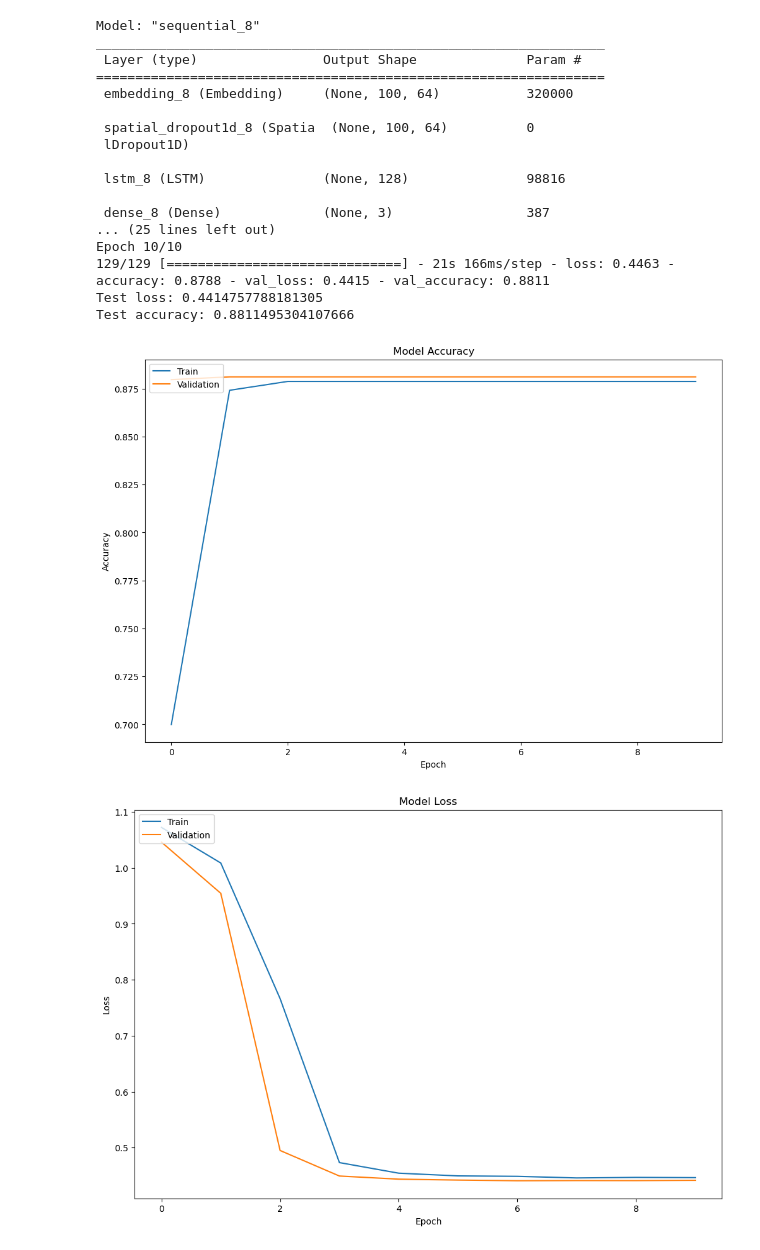
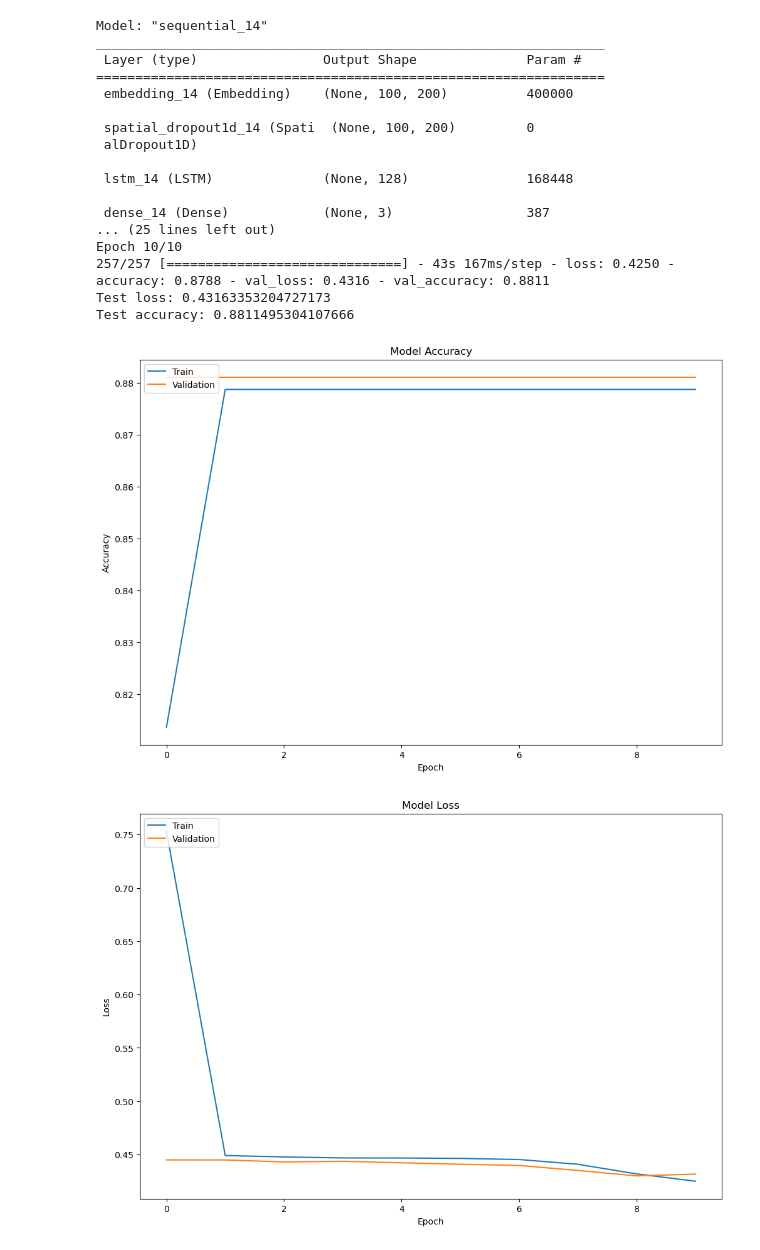
Before and after one commit to Caffretro/Comp7103_Assignment1_data_mining_and_NLP, a Jupyter notebook: sentiment_analysis_LSTM.ipynb, the cells around one changed output. Cells and saved outputs as stored; diff of their text form; code cells hidden in the pictures.

```diff
--- a/sentiment_analysis_LSTM.ipynb
+++ b/sentiment_analysis_LSTM.ipynb
@@ -16,7 +16,7 @@ df = pd.read_csv("data_amazon_review/Sentiment_labeled_reviews.csv")
 train_df, test_df = train_test_split(df, test_size=0.2, random_state=42)
 
 # tokenize the reviews
-tokenizer = Tokenizer(num_words=5000)
+tokenizer = Tokenizer(num_words=2000)
 tokenizer.fit_on_texts(train_df["review"])
 
 # convert text to sequences
@@ -33,19 +33,19 @@ y_train = pd.get_dummies(train_df["sentiment"]).values
 y_test = pd.get_dummies(test_df["sentiment"]).values
 
 # define the model architecture
-embedding_vector_length = 64
+embedding_vector_length = 200
 model = Sequential()
-model.add(Embedding(5000, embedding_vector_length, input_length=maxlen))
-model.add(SpatialDropout1D(0.4))
-model.add(LSTM(128, dropout=0.2, recurrent_dropout=0.2))
+model.add(Embedding(2000, embedding_vector_length, input_length=maxlen))
+model.add(SpatialDropout1D(0.5))
+model.add(LSTM(128, dropout=0.3, recurrent_dropout=0.3))
 model.add(Dense(3, activation="softmax"))
-model.compile(loss="categorical_crossentropy", optimizer=optimizers.Adam(learning_rate=1e-5), metrics=["accuracy"])
+model.compile(loss="categorical_crossentropy", optimizer=optimizers.Adam(learning_rate=3e-5), metrics=["accuracy"])
 print(model.summary())
 
 # train the model
 epochs = 10
 history = model.fit(X_train, y_train, validation_data=(X_test, y_test),
-                    epochs=epochs, batch_size=64, verbose=1)
+                    epochs=epochs, batch_size=32, verbose=1)
 
 # evaluate the model on the test set
 scores = model.evaluate(X_test, y_test, verbose=0)
@@ -53,40 +53,40 @@ print("Test loss:", scores[0])
 print("Test accuracy:", scores[1])
 
 # plot the accuracy and loss for training and validation sets
 plt.figure(figsize=(12, 8))
 plt.plot(history.history["accuracy"])
 plt.plot(history.history["val_accuracy"])
 plt.title("Model Accuracy")
 plt.ylabel("Accuracy")
 plt.xlabel("Epoch")
 plt.legend(["Train", "Validation"], loc="upper left")
 plt.show()
 
 plt.figure(figsize=(12, 8))
 plt.plot(history.history["loss"])
 plt.plot(history.history["val_loss"])
 plt.title("Model Loss")
 plt.ylabel("Loss")
 plt.xlabel("Epoch")
 plt.legend(["Train", "Validation"], loc="upper left")
 plt.show()
 # %% [output]
-Model: "sequential_8"
+Model: "sequential_14"
 _________________________________________________________________
  Layer (type)                Output Shape              Param #
 =================================================================
- embedding_8 (Embedding)     (None, 100, 64)           320000
+ embedding_14 (Embedding)    (None, 100, 200)          400000
 
- spatial_dropout1d_8 (Spatia  (None, 100, 64)          0
- lDropout1D)
+ spatial_dropout1d_14 (Spati  (None, 100, 200)         0
+ alDropout1D)
 
- lstm_8 (LSTM)               (None, 128)               98816
+ lstm_14 (LSTM)              (None, 128)               168448
 
- dense_8 (Dense)             (None, 3)                 387
+ dense_14 (Dense)            (None, 3)                 387
 ... (25 lines left out)
 Epoch 10/10
-129/129 [==============================] - 21s 166ms/step - loss: 0.4463 - accuracy: 0.8788 - val_loss: 0.4415 - val_accuracy: 0.8811
-Test loss: 0.4414757788181305
+257/257 [==============================] - 43s 167ms/step - loss: 0.4250 - accuracy: 0.8788 - val_loss: 0.4316 - val_accuracy: 0.8811
+Test loss: 0.43163353204727173
 Test accuracy: 0.8811495304107666
-[figure, old version]
+[figure, new version]
-[figure, old version]
+[figure, new version]
```
